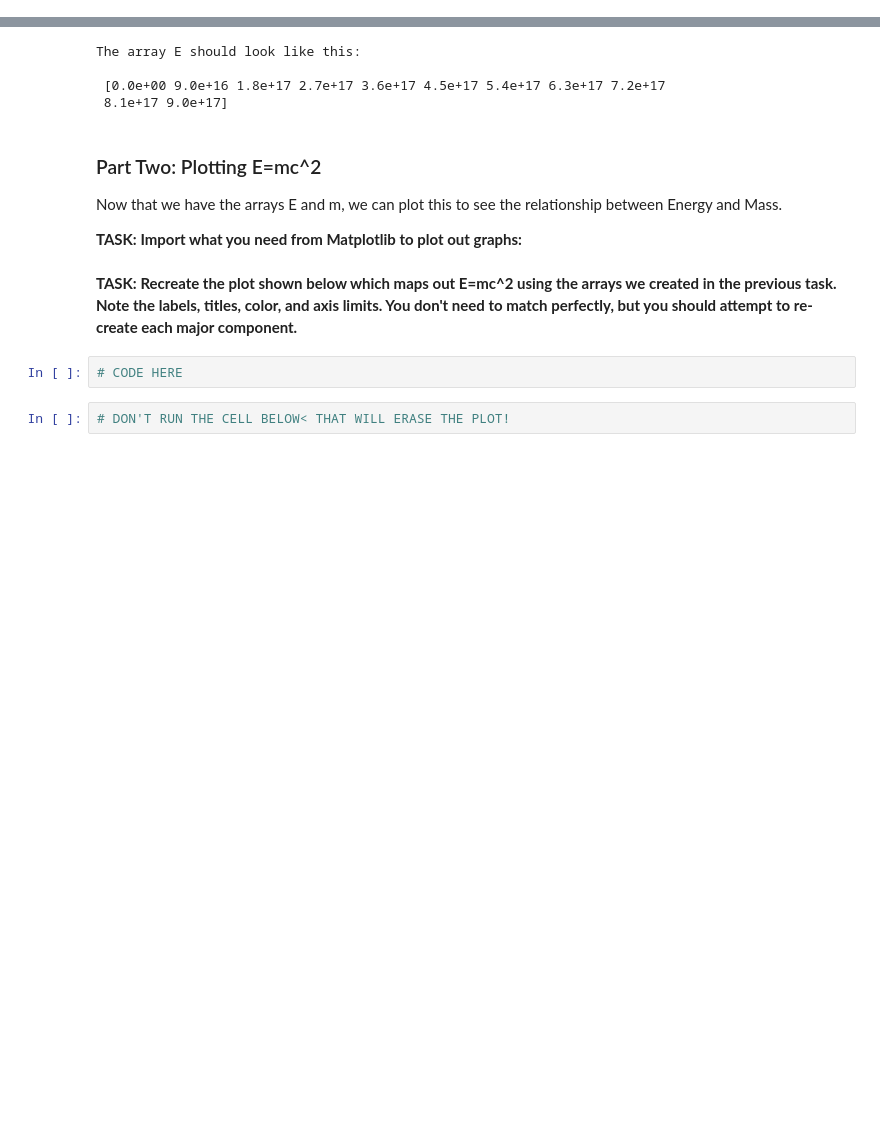
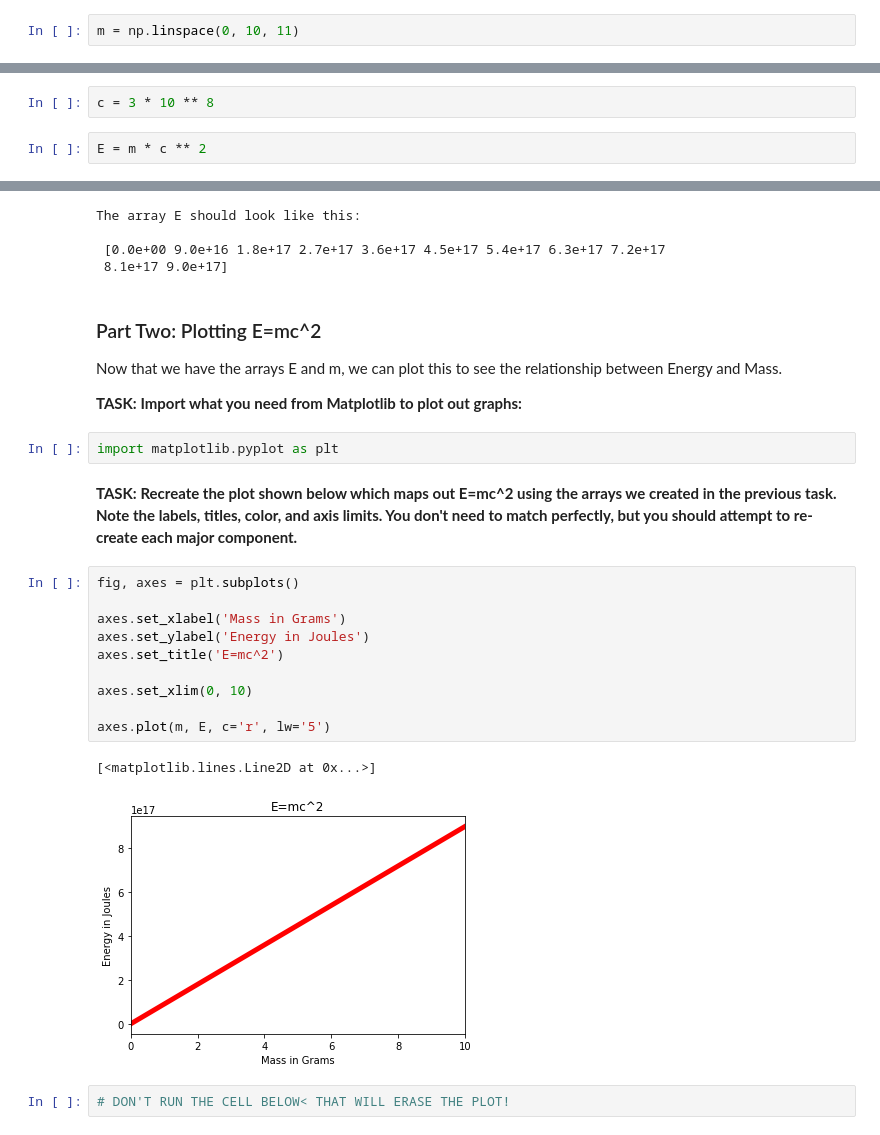
Before and after one commit to ali-moradzade/data-science-and-machine-learning-bootcamp, a Jupyter notebook: 04-matplotlib/04-matplotlib-exercises.ipynb, the cells around one changed output, grey strips where cells are left out. Saved outputs shown, nothing was run; the diff lists cells and outputs as text; blank space fills up the shorter version.

Commit message:
adding 04-matplotlib

```diff
--- a/04-matplotlib/04-Matplotlib Exercises .ipynb
+++ b/04-matplotlib/04-matplotlib-exercises.ipynb
@@ -33,0 +34,2 @@ Use your knowledge of Numpy to create two arrays: E and m , where **m** is simpl
+# %%
+m = np.linspace(0, 10, 11)
@@ -40,0 +45,4 @@ The array m should look like this:
+# %%
+c = 3 * 10 ** 8
+# %%
+E = m * c ** 2
@@ -50,10 +63,23 @@ The array E should look like this:
 Now that we have the arrays E and m, we can plot this to see the relationship between Energy and Mass.
 
 **TASK: Import what you need from Matplotlib to plot out graphs:**
+# %%
+import matplotlib.pyplot as plt
 # %% [markdown]
 **TASK: Recreate the plot shown below which maps out E=mc^2 using the arrays we created in the previous task. Note the labels, titles, color, and axis limits. You don't need to match perfectly, but you should attempt to re-create each major component.**
-# %%
-# CODE HERE
+# %%
+fig, axes = plt.subplots()
+
+axes.set_xlabel('Mass in Grams')
+axes.set_ylabel('Energy in Joules')
+axes.set_title('E=mc^2')
+
+axes.set_xlim(0, 10)
+
+axes.plot(m, E, c='r', lw='5')
+# %% [output]
+[<matplotlib.lines.Line2D at 0x...>]
+[figure, added]
 # %%
 # DON'T RUN THE CELL BELOW< THAT WILL ERASE THE PLOT!
 # %%
```
Also changed, not shown: parts of 15 cells of this notebook, 27 other files.
